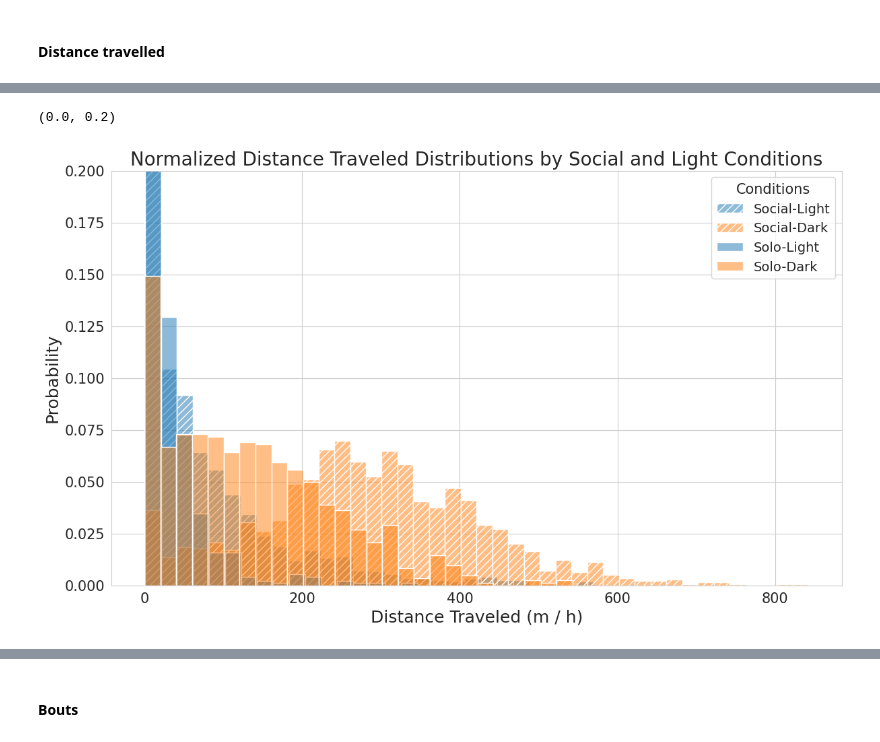
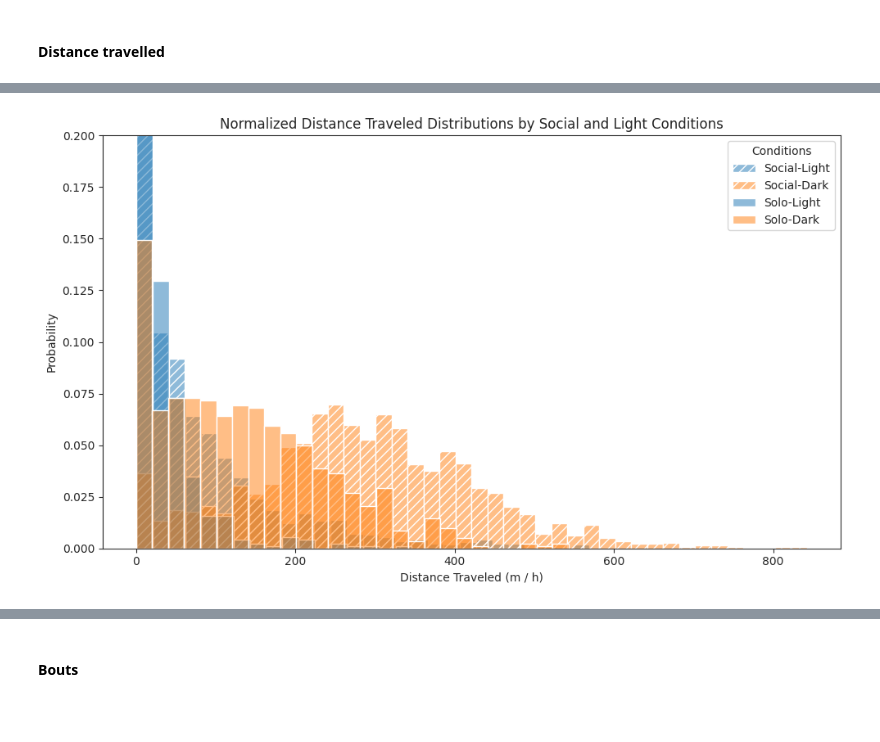
Before and after one commit to SainsburyWellcomeCentre/aeon_docs, a Jupyter notebook: src/user/how_to/social_analysis2.ipynb, the cells around one changed output, grey strips where cells are left out. Saved outputs shown, nothing was run; the diff lists cells and outputs as text; code cells hidden in the pictures; blank space fills up the shorter version.

```diff
--- a/src/user/how_to/social_analysis2.ipynb
+++ b/src/user/how_to/social_analysis2.ipynb
@@ -92,34 +27,10 @@ from tqdm.auto import tqdm
 # %%
 # Plot settings
-sns.set_style("whitegrid")
-plt.rcParams["axes.titlesize"] = 20
-plt.rcParams["axes.labelsize"] = 18
-plt.rcParams["xtick.labelsize"] = 15
-plt.rcParams["ytick.labelsize"] = 15
-plt.rcParams["legend.title_fontsize"] = 15
-plt.rcParams["legend.fontsize"] = 14
+sns.set_style("ticks")
 
 # Constants
 cm2px = 5.2  # 1 cm = 5.2 px roughly in aeon arenas
 light_off, light_on = 7, 20  # 7am to 8pm
-
-subject_colors = plotly.colors.qualitative.Dark24
-patch_colors = plotly.colors.qualitative.Light24
-patch_markers = [
-    "circle",
-    "bowtie",
-    "square",
-    "hourglass",
-    "diamond",
-    "cross",
-    "x",
-    "triangle",
-    "star",
-]
-patch_markers_symbols = ["●", "⧓", "■", "⧗", "♦", "✖", "×", "▲", "★"]
-patch_markers_dict = dict(zip(patch_markers, patch_markers_symbols, strict=False))
-patch_markers_linestyles = ["solid", "dash", "dot", "dashdot", "longdashdot"]
-subject_markers_linestyles = patch_markers_linestyles.copy()
 patch_type_mean_map = {100: "l", 300: "m", 500: "h", 200: "l", 600: "m", 1000: "h"}
 patch_type_rate_map = {
     0.01: "l",
@@ -157,9 +68,6 @@ experiments = [
         "social_end": "2024-07-06 13:00:00",
         "postsocial_start": "2024-07-07 16:00:00",
         "postsocial_end": "2024-07-14 14:00:00",
-    },
-    {
-        "name": "social0.3-aeon4",
     },
     {
         "name": "social0.4-aeon3",
@@ -438,43 +396,39 @@ display(dist_trav_hour_df)
 # %%
-"""Hists."""
-
-fig, ax = plt.subplots(figsize=(14, 8))
-
 # Plot histograms for each combination
+fig, ax = plt.subplots(figsize=(10, 6))
 for i, (social_val, light_val) in enumerate(combos):
     # Filter data for this combination
     subset = dist_trav_hour_df[
         (dist_trav_hour_df["social"] == social_val)
         & (dist_trav_hour_df["light"] == light_val)
     ]
     # Plot normalized histogram
     hist = sns.histplot(
         data=subset,
         x="distance",
         stat="probability",  # This normalizes the histogram
         alpha=0.5,
         color=colors[light_val],
         label=labels[i],
         # kde=True,  # Add kernel density estimate
         common_norm=False,  # Ensure each histogram is normalized separately
         axes=ax,
         binwidth=20,
     )
-
     # Set hatch pattern for bars
     if hatches[social_val]:
         for bar in hist.patches:
             bar.set_hatch(hatches[social_val])
 
 ax.set_title(
     "Normalized Distance Traveled Distributions by Social and Light Conditions"
 )
 ax.set_xlabel("Distance Traveled (m / h)")
 ax.set_ylabel("Probability")
 ax.legend(title="Conditions")
-
 ax.set_ylim(0, 0.2)
+plt.tight_layout()
+plt.show()
 # %% [output]
-(0.0, 0.2)
-[figure, old version]
+[figure, new version]
 # %%
```
Also changed, not shown: parts of 119 cells of this notebook, 2 other files.
